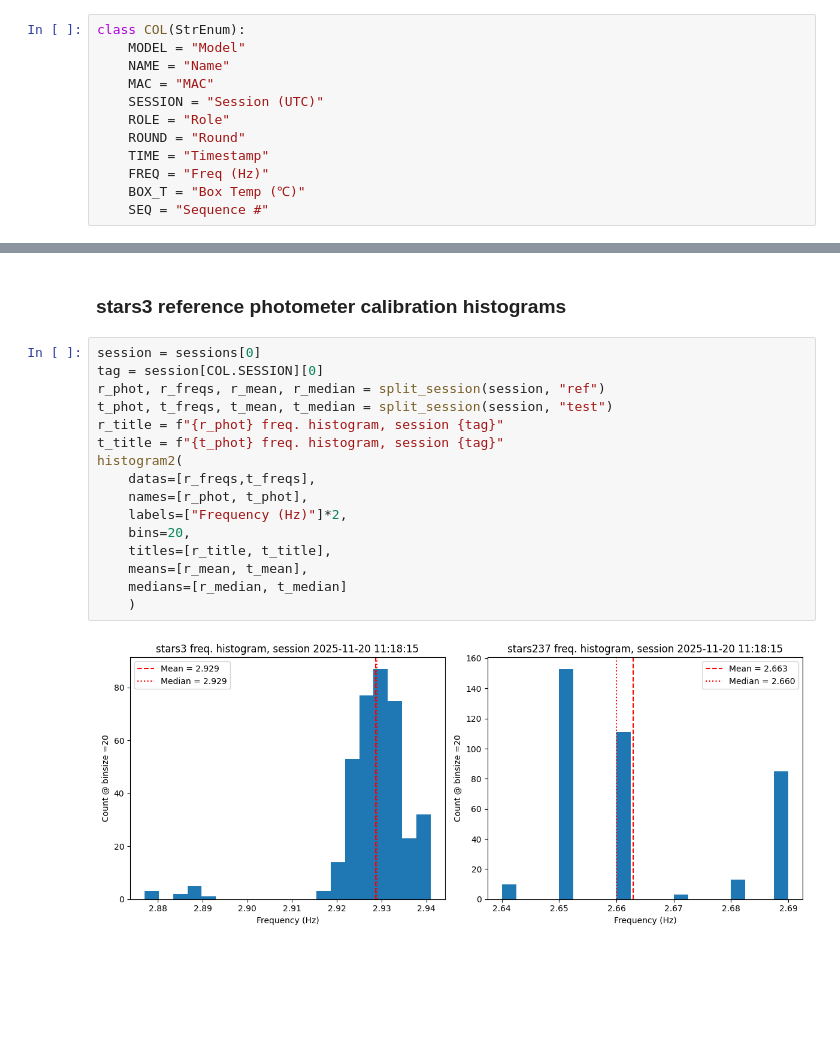
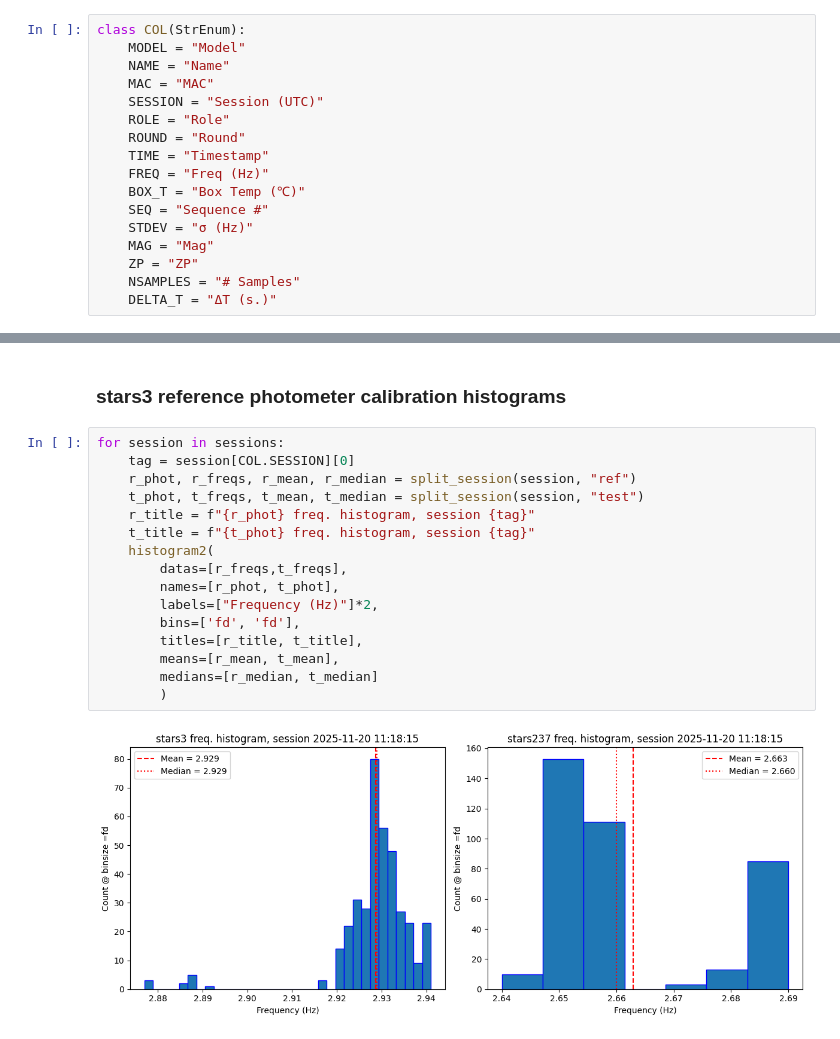
Before and after one commit to STARS4ALL/zptess, a Jupyter notebook: notebook/analysis.ipynb, the cells around one changed output, grey strips where cells are left out. Drawn from its saved outputs; the diff is of its cells as text; blank space fills up the shorter version.

```diff
--- a/notebook/analysis.ipynb
+++ b/notebook/analysis.ipynb
@@ -33,6 +33,11 @@ class COL(StrEnum):
     FREQ = "Freq (Hz)"
     BOX_T = "Box Temp (℃)"
     SEQ = "Sequence #"
+    STDEV = "σ (Hz)"
+    MAG = "Mag"
+    ZP = "ZP"
+    NSAMPLES = "# Samples"
+    DELTA_T = "ΔT (s.)"
 # %% [markdown]
 #### Auxiliar functions
 # %%
@@ -137,20 +151,20 @@ len(sessions)
 # %% [markdown]
 ### stars3 reference photometer calibration histograms
 # %%
-session = sessions[0]
-tag = session[COL.SESSION][0]
-r_phot, r_freqs, r_mean, r_median = split_session(session, "ref")
-t_phot, t_freqs, t_mean, t_median = split_session(session, "test")
-r_title = f"{r_phot} freq. histogram, session {tag}"
-t_title = f"{t_phot} freq. histogram, session {tag}"
-histogram2(
-    datas=[r_freqs,t_freqs],
-    names=[r_phot, t_phot],
-    labels=["Frequency (Hz)"]*2,
-    bins=20,
-    titles=[r_title, t_title],
-    means=[r_mean, t_mean],
-    medians=[r_median, t_median]
-    )
+for session in sessions:
+    tag = session[COL.SESSION][0]
+    r_phot, r_freqs, r_mean, r_median = split_session(session, "ref")
+    t_phot, t_freqs, t_mean, t_median = split_session(session, "test")
+    r_title = f"{r_phot} freq. histogram, session {tag}"
+    t_title = f"{t_phot} freq. histogram, session {tag}"
+    histogram2(
+        datas=[r_freqs,t_freqs],
+        names=[r_phot, t_phot],
+        labels=["Frequency (Hz)"]*2,
+        bins=['fd', 'fd'],
+        titles=[r_title, t_title],
+        means=[r_mean, t_mean],
+        medians=[r_median, t_median]
+        )
 # %% [output]
-[figure, old version]
+[figure, new version]
```
Also changed, not shown: parts of 7 cells of this notebook, 1 other file.
